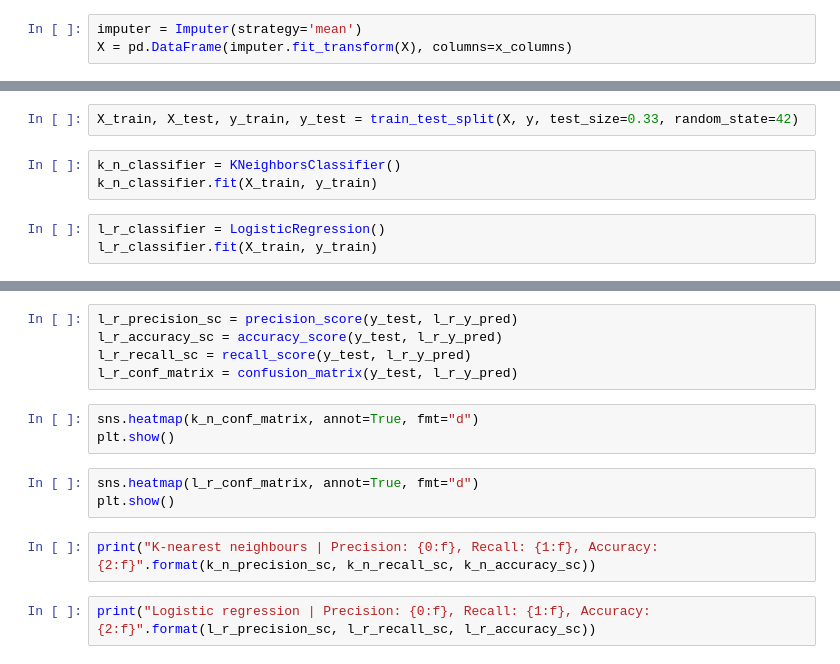
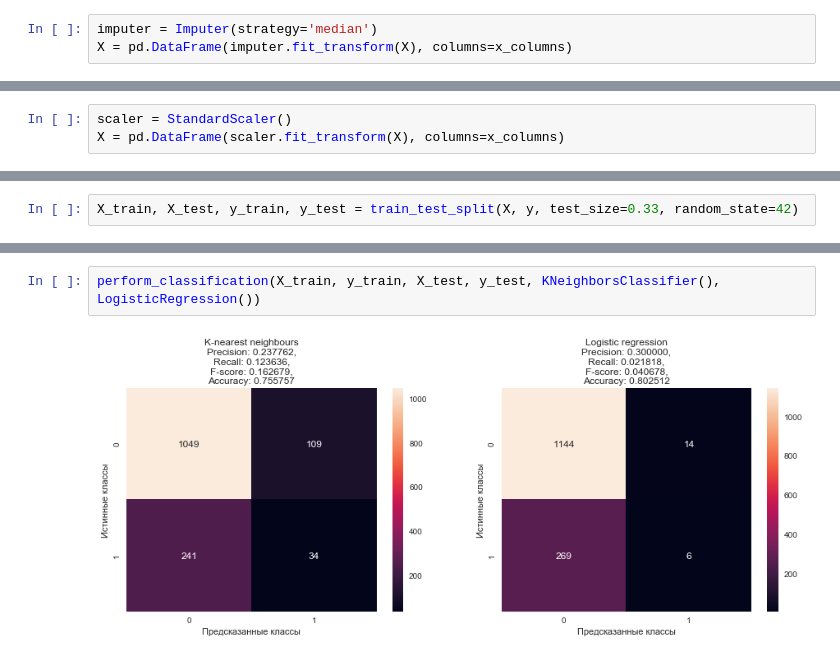
Before and after one commit to IooHooI/CLASSIFICATION_1, a Jupyter notebook: notebooks/SOLUTION.ipynb, the cells around one changed output, grey strips where cells are left out. Saved outputs shown, nothing was run; the diff lists cells and outputs as text.

```diff
--- a/notebooks/SOLUTION.ipynb
+++ b/notebooks/SOLUTION.ipynb
@@ -253,7 +327,7 @@ X = data_frame.drop(['diagnosis'], axis='columns')
 # %%
 x_columns = X.columns
 # %%
-imputer = Imputer(strategy='mean')
+imputer = Imputer(strategy='median')
 X = pd.DataFrame(imputer.fit_transform(X), columns=x_columns)
 # %%
 X.head(30)
@@ -261,0 +375,3 @@ X.info()
+# %%
+scaler = StandardScaler()
+X = pd.DataFrame(scaler.fit_transform(X), columns=x_columns)
@@ -267,9 +396,3 @@ X.info()
 Разделим предварительно выборку на обучающую и тестовую:
 # %%
 X_train, X_test, y_train, y_test = train_test_split(X, y, test_size=0.33, random_state=42)
-# %%
-k_n_classifier = KNeighborsClassifier()
-k_n_classifier.fit(X_train, y_train)
-# %%
-l_r_classifier = LogisticRegression()
-l_r_classifier.fit(X_train, y_train)
@@ -284,18 +399,7 @@ k_n_conf_matrix = confusion_matrix(y_test, k_n_y_pred)
-# %%
-l_r_precision_sc = precision_score(y_test, l_r_y_pred)
-l_r_accuracy_sc = accuracy_score(y_test, l_r_y_pred)
-l_r_recall_sc = recall_score(y_test, l_r_y_pred)
-l_r_conf_matrix = confusion_matrix(y_test, l_r_y_pred)
-# %%
-sns.heatmap(k_n_conf_matrix, annot=True, fmt="d")
-plt.show()
-# %%
-sns.heatmap(l_r_conf_matrix, annot=True, fmt="d")
-plt.show()
-# %%
-print("K-nearest neighbours | Precision: {0:f}, Recall: {1:f}, Accuracy: {2:f}".format(k_n_precision_sc, k_n_recall_sc, k_n_accuracy_sc))
-# %%
-print("Logistic regression | Precision: {0:f}, Recall: {1:f}, Accuracy: {2:f}".format(l_r_precision_sc, l_r_recall_sc, l_r_accuracy_sc))
+# %%
+perform_classification(X_train, y_train, X_test, y_test, KNeighborsClassifier(), LogisticRegression())
+# %% [output]
+[figure, added]
 # %% [markdown]
 Собственно, ничего особо хорошего не получилось.
 
```
Also changed, not shown: parts of 35 cells of this notebook.
